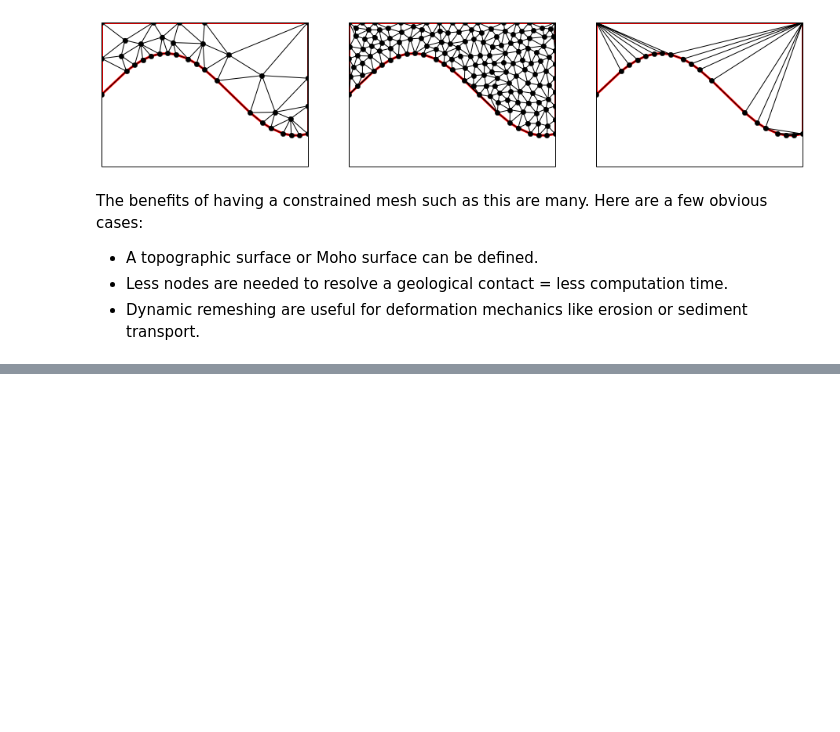
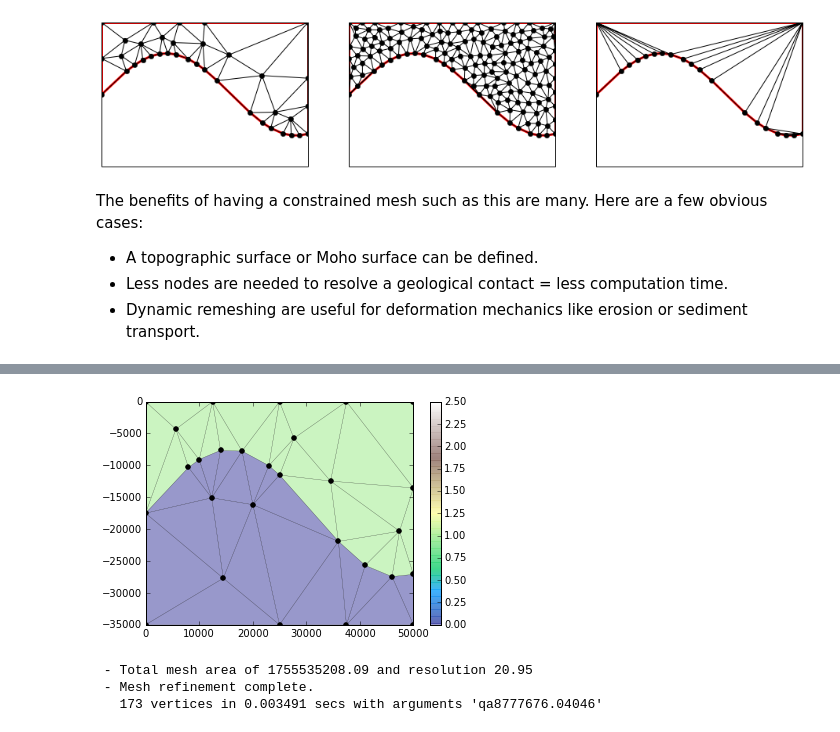
Before and after one commit to lmoresi/badlands_lethe, a Jupyter notebook: Notebooks/MeshingAbout.ipynb, the cells around one changed output, grey strips where cells are left out. Drawn from its saved outputs; the diff is of its cells as text; code cells hidden in the pictures; blank space fills up the shorter version.

Commit message:
Initial upload of Shape2Mesh python class. - Currently requires shapely and triangle modules BUT shapely may be entirely redundant with, so I might get rid of it soooon.

```diff
--- a/Notebooks/MeshingAbout.ipynb
+++ b/Notebooks/MeshingAbout.ipynb
@@ -170,0 +175,25 @@ The benefits of having a constrained mesh such as this are many. Here are a few
+# %%
+%matplotlib inline
+
+from badlands import meshtools, TreMesh, ThermMesh
+from badlands import Shape2Mesh
+import shapely.geometry
+import numpy as np
+import matplotlib.pyplot as plt
+from matplotlib.pylab import cm
+
+
+meshape = Shape2Mesh(2000)
+
+minX, maxX, resX = 0.0, 50000.0, 1000
+minY, maxY, resY = -35000.0, 0.0, 1000
+xcoords = np.arange(minX, maxX+resX, resX)
+ycoords = np.arange(minY, maxY+resY, resY)
+
+# Create some shapes
+Y = 1e4*np.sin(1e-4*xcoords) + minY/2
+verts1 = zip( np.concatenate(([minX], xcoords, [maxX])), np.concatenate(([minY], Y, [minY])))
+verts2 = zip( np.concatenate(([minX], xcoords, [maxX])), np.concatenate(([maxY], Y, [maxY])))
+
+meshape.newShape('bottom', verts1)
+meshape.newShape('top', verts2)
@@ -170,0 +218,12 @@ The benefits of having a constrained mesh such as this are many. Here are a few
+# %%
+meshape.plot()
+# %% [output]
+[figure, added]
+# %%
+meshape.resolution()
+a = meshape.area/200 #20 triangles. Each triangle shares a side
+meshape.refineMesh('qa'+str(a))
+# %% [output]
+ - Total mesh area of 1755535208.09 and resolution 20.95
+ - Mesh refinement complete.
+   173 vertices in 0.003491 secs with arguments 'qa8777676.04046'
```
Also changed, not shown: parts of 15 cells of this notebook, 4 other files.
